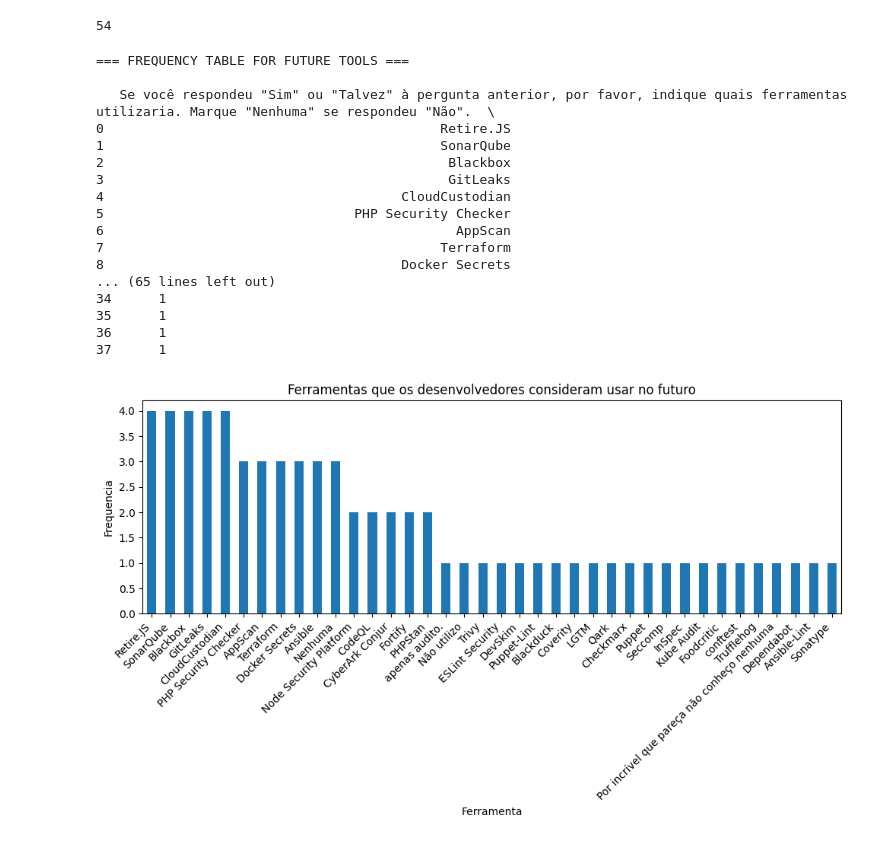
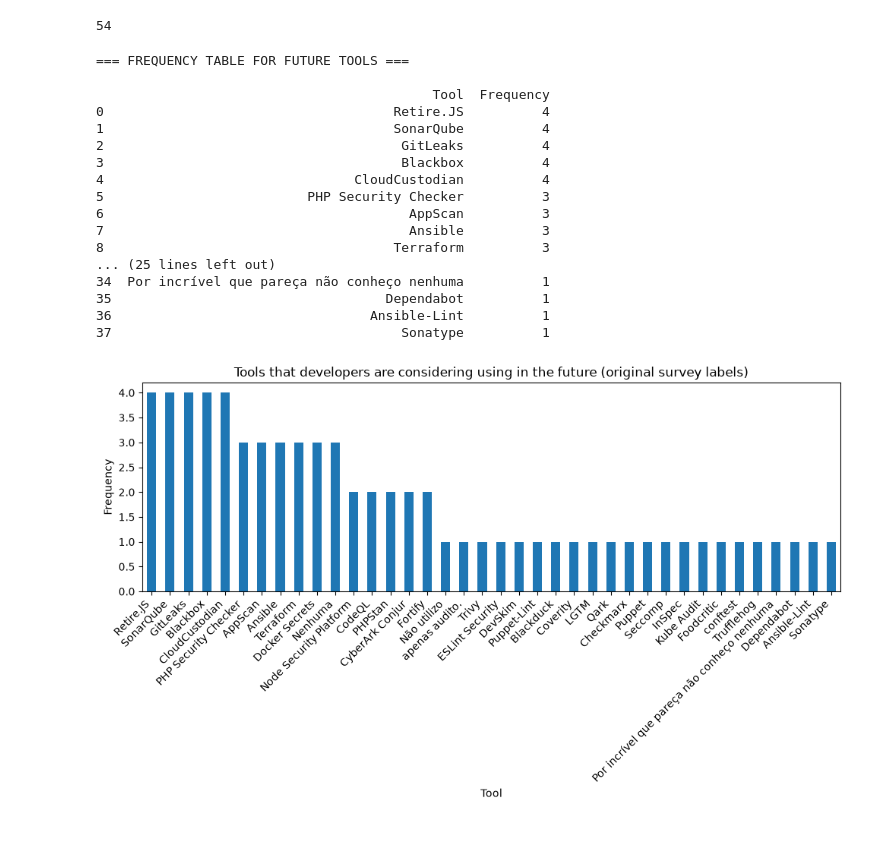
Before and after one commit to reset-ufc/appsec-practices-characterization-survey, a Jupyter notebook: RQ3_part2_analysis.ipynb, the cells around one changed output. Drawn from its saved outputs; the diff is of its cells as text; code cells hidden in the pictures.

```diff
--- a/RQ3_part2_analysis.ipynb
+++ b/RQ3_part2_analysis.ipynb
@@ -160,16 +204,16 @@ years_experience_sec_map = {
 
 
 def direct_exp_specialist_interaction(row):
-    if row['especialista'] and row['experiencia_direta']:
+    if row['specialist'] and row['direct_experience']:
         return 3
-    elif row['experiencia_direta'] and not row['especialista']:
+    elif row['direct_experience'] and not row['specialist']:
         return 2
     else:
         return 1
 
 
 def direct_exp_specialist_relation(row):
-    return (row['especialista'] + row['experiencia_direta']) / 2
+    return (row['specialist'] + row['direct_experience']) / 2
 
 
 df[years_experience_dev_col] = df[years_experience_dev_col].map(
@@ -182,11 +226,9 @@ df[years_experience_sec_col] = df[years_experience_sec_col].map(
     years_experience_sec_map
 )
 # %%
-df['especialista'] = df[specialist_role_col].apply(
-    lambda x: 1 if x in specialist_answers else 0
-)
+df['specialist'] = df[specialist_role_col].apply(is_specialist)
 
-df['experiencia_direta'] = df[direct_experience_col].apply(
+df['direct_experience'] = df[direct_experience_col].apply(
     lambda x: 1 if x == has_experience_answer else 0
 )
 
@@ -572,5 +607,5 @@ plt.show()
 # %% [markdown]
 **Q33**
 # %%
-col_fer_futuro = 'Se você respondeu "Sim" ou "Talvez" à pergunta anterior, por favor, indique quais ferramentas utilizaria. Marque "Nenhuma" se respondeu "Não".'
+future_tools_col = 'Se você respondeu "Sim" ou "Talvez" à pergunta anterior, por favor, indique quais ferramentas utilizaria. Marque "Nenhuma" se respondeu "Não".'
 # %%
@@ -588,7 +623,7 @@ print(len(options_fer_future))
 # %% [output]
 54
 # %%
-col_f = df[col_fer_futuro].dropna()
+col_f = df[future_tools_col].dropna()
 # %%
 exploded_answers = (
     col_f.str.split(',')
@@ -598,40 +633,40 @@ exploded_answers = (
 # %%
 count = exploded_answers.value_counts()
 # %%
-tabel = count.reset_index()
-tabel.cols = ["Tool", "Frequency"]
+table = count.reset_index()
+table.columns = ["Tool", "Frequency"]
 
 print("\n=== FREQUENCY TABLE FOR FUTURE TOOLS ===\n")
-print(tabel)
+print(table)
 # %% [output]
 === FREQUENCY TABLE FOR FUTURE TOOLS ===
 
-   Se você respondeu "Sim" ou "Talvez" à pergunta anterior, por favor, indique quais ferramentas utilizaria. Marque "Nenhuma" se respondeu "Não".  \
-0                                           Retire.JS
-1                                           SonarQube
-2                                            Blackbox
-3                                            GitLeaks
-4                                      CloudCustodian
-5                                PHP Security Checker
-6                                             AppScan
-7                                           Terraform
-8                                      Docker Secrets
-... (65 lines left out)
-34      1
-35      1
-36      1
-37      1
+                                           Tool  Frequency
+0                                     Retire.JS          4
+1                                     SonarQube          4
+2                                      GitLeaks          4
+3                                      Blackbox          4
+4                                CloudCustodian          4
+5                          PHP Security Checker          3
+6                                       AppScan          3
+7                                       Ansible          3
+8                                     Terraform          3
+... (25 lines left out)
+34  Por incrível que pareça não conheço nenhuma          1
+35                                   Dependabot          1
+36                                 Ansible-Lint          1
+37                                     Sonatype          1
 # %%
 plt.figure(figsize=(10, 6))
 count.plot(kind='bar')
-plt.xlabel("Ferramenta")
-plt.ylabel("Frequencia")
-plt.title("Ferramentas que os desenvolvedores consideram usar no futuro")
+plt.xlabel("Tool")
+plt.ylabel("Frequency")
+plt.title("Tools that developers are considering using in the future (original survey labels)")
 plt.xticks(rotation=45, ha='right')
 plt.tight_layout()
 plt.show()
 # %% [output]
-[figure, old version]
+[figure, new version]
 # %%
 plt.figure(figsize=(10, 6))
 count.plot(kind='bar')
```
Also changed, not shown: parts of 37 cells of this notebook, 34 other files.
